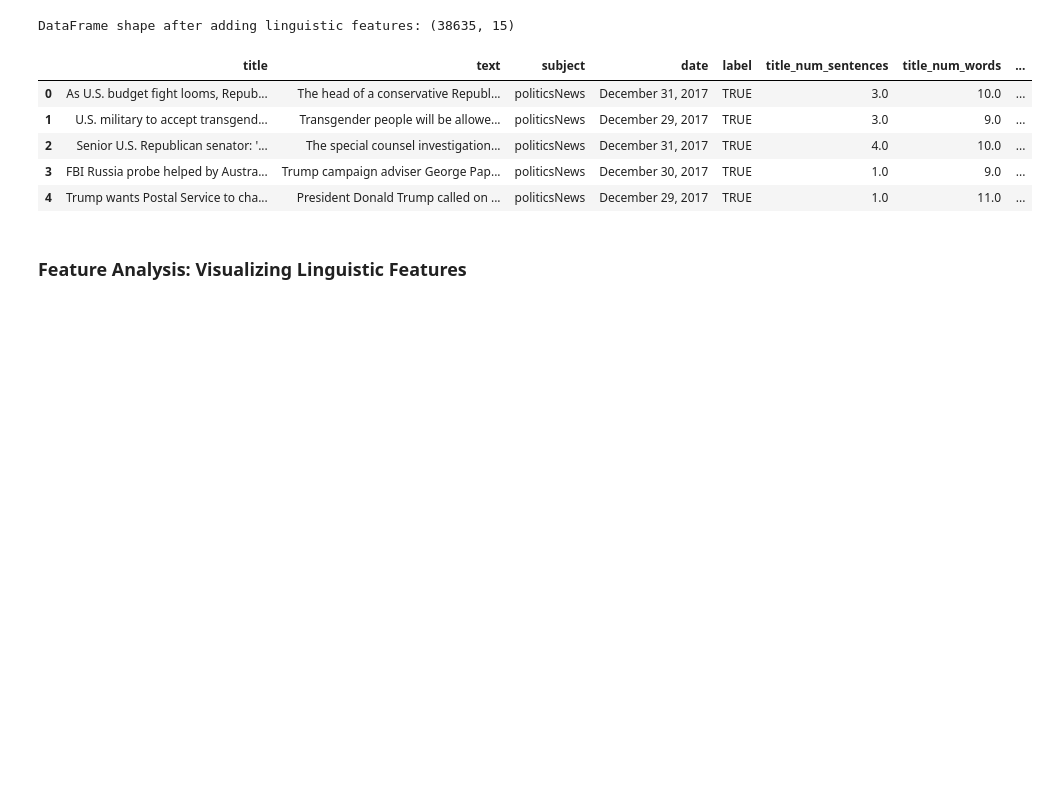
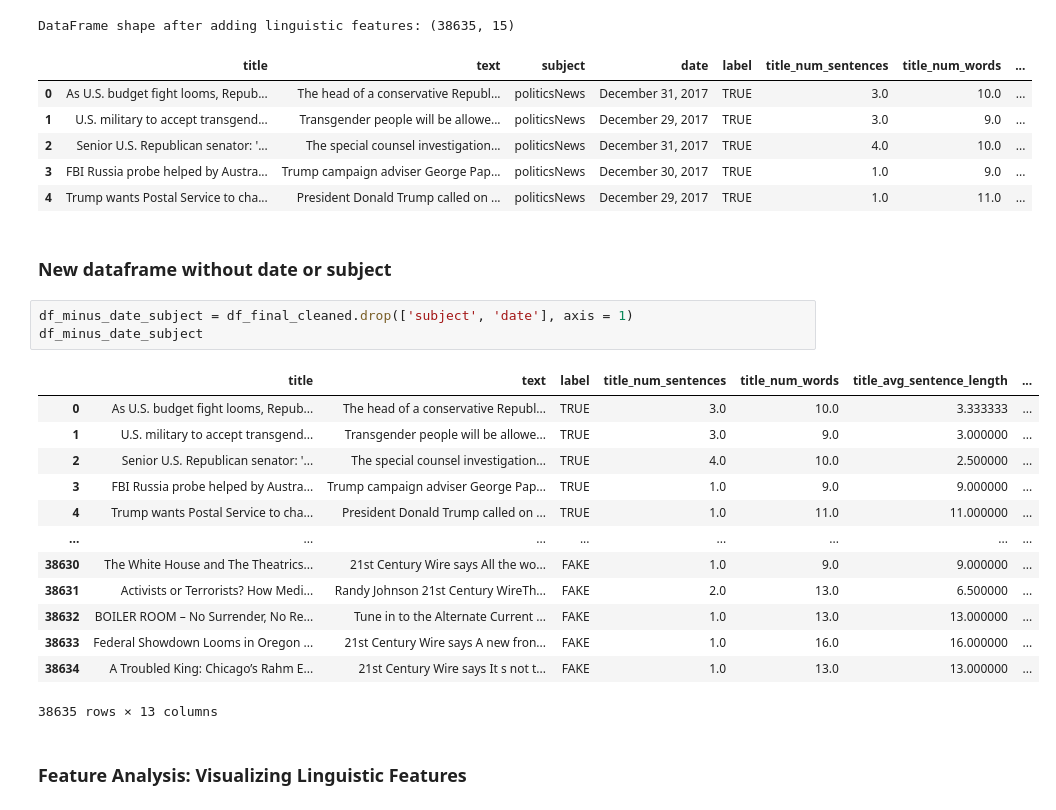
Before and after one commit to Accenture-1a-BTT/accenture-1a-team-project, a Jupyter notebook: FakeNews_Accenture.ipynb, the cells around one changed output. Drawn from its saved outputs; the diff is of its cells as text; blank space fills up the shorter version.

```diff
--- a/FakeNews_Accenture.ipynb
+++ b/FakeNews_Accenture.ipynb
@@ -720,6 +718,25 @@ DataFrame shape after adding linguistic features: (38635, 15)
 | 2 | Senior U.S. Republican senator: '... | The special counsel investigation... | politicsNews | December 31, 2017 | TRUE | 4.0 | 10.0 | ... |
 | 3 | FBI Russia probe helped by Austra... | Trump campaign adviser George Pap... | politicsNews | December 30, 2017 | TRUE | 1.0 | 9.0 | ... |
 | 4 | Trump wants Postal Service to cha... | President Donald Trump called on ... | politicsNews | December 29, 2017 | TRUE | 1.0 | 11.0 | ... |
+# %% [markdown]
+### New dataframe without date or subject
+# %%
+df_minus_date_subject = df_final_cleaned.drop(['subject', 'date'], axis = 1)
+df_minus_date_subject
+# %% [output]
+|  | title | text | label | title_num_sentences | title_num_words | title_avg_sentence_length | ... |
+| 0 | As U.S. budget fight looms, Repub... | The head of a conservative Republ... | TRUE | 3.0 | 10.0 | 3.333333 | ... |
+| 1 | U.S. military to accept transgend... | Transgender people will be allowe... | TRUE | 3.0 | 9.0 | 3.000000 | ... |
+| 2 | Senior U.S. Republican senator: '... | The special counsel investigation... | TRUE | 4.0 | 10.0 | 2.500000 | ... |
+| 3 | FBI Russia probe helped by Austra... | Trump campaign adviser George Pap... | TRUE | 1.0 | 9.0 | 9.000000 | ... |
+| 4 | Trump wants Postal Service to cha... | President Donald Trump called on ... | TRUE | 1.0 | 11.0 | 11.000000 | ... |
+| ... | ... | ... | ... | ... | ... | ... | ... |
+| 38630 | The White House and The Theatrics... | 21st Century Wire says All the wo... | FAKE | 1.0 | 9.0 | 9.000000 | ... |
+| 38631 | Activists or Terrorists? How Medi... | Randy Johnson 21st Century WireTh... | FAKE | 2.0 | 13.0 | 6.500000 | ... |
+| 38632 | BOILER ROOM – No Surrender, No Re... | Tune in to the Alternate Current ... | FAKE | 1.0 | 13.0 | 13.000000 | ... |
+| 38633 | Federal Showdown Looms in Oregon ... | 21st Century Wire says A new fron... | FAKE | 1.0 | 16.0 | 16.000000 | ... |
+| 38634 | A Troubled King: Chicago’s Rahm E... | 21st Century Wire says It s not t... | FAKE | 1.0 | 13.0 | 13.000000 | ... |
+38635 rows × 13 columns
 # %% [markdown]
 ### Feature Analysis: Visualizing Linguistic Features
 # %%
```
Also changed, not shown: parts of 12 cells of this notebook.
